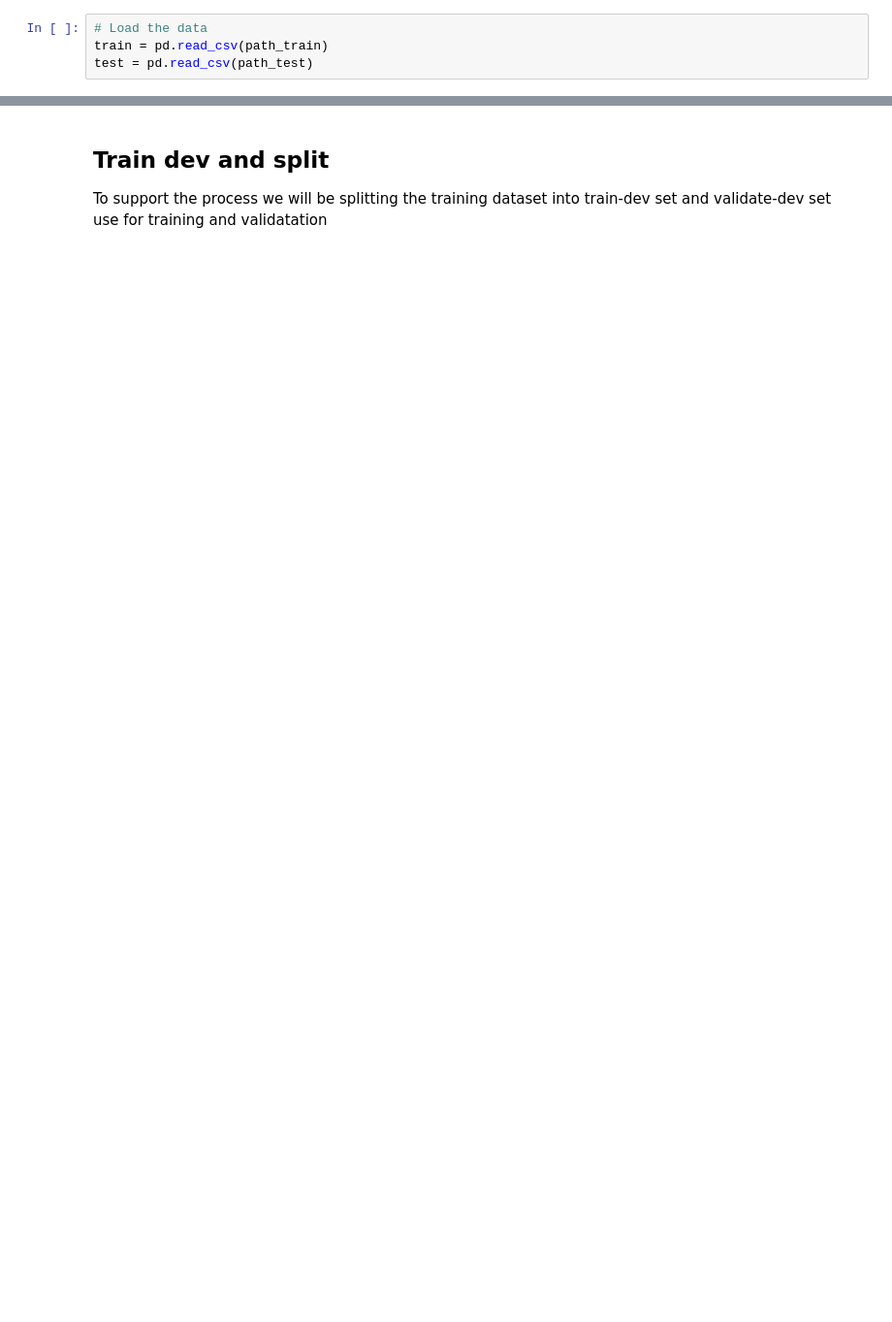
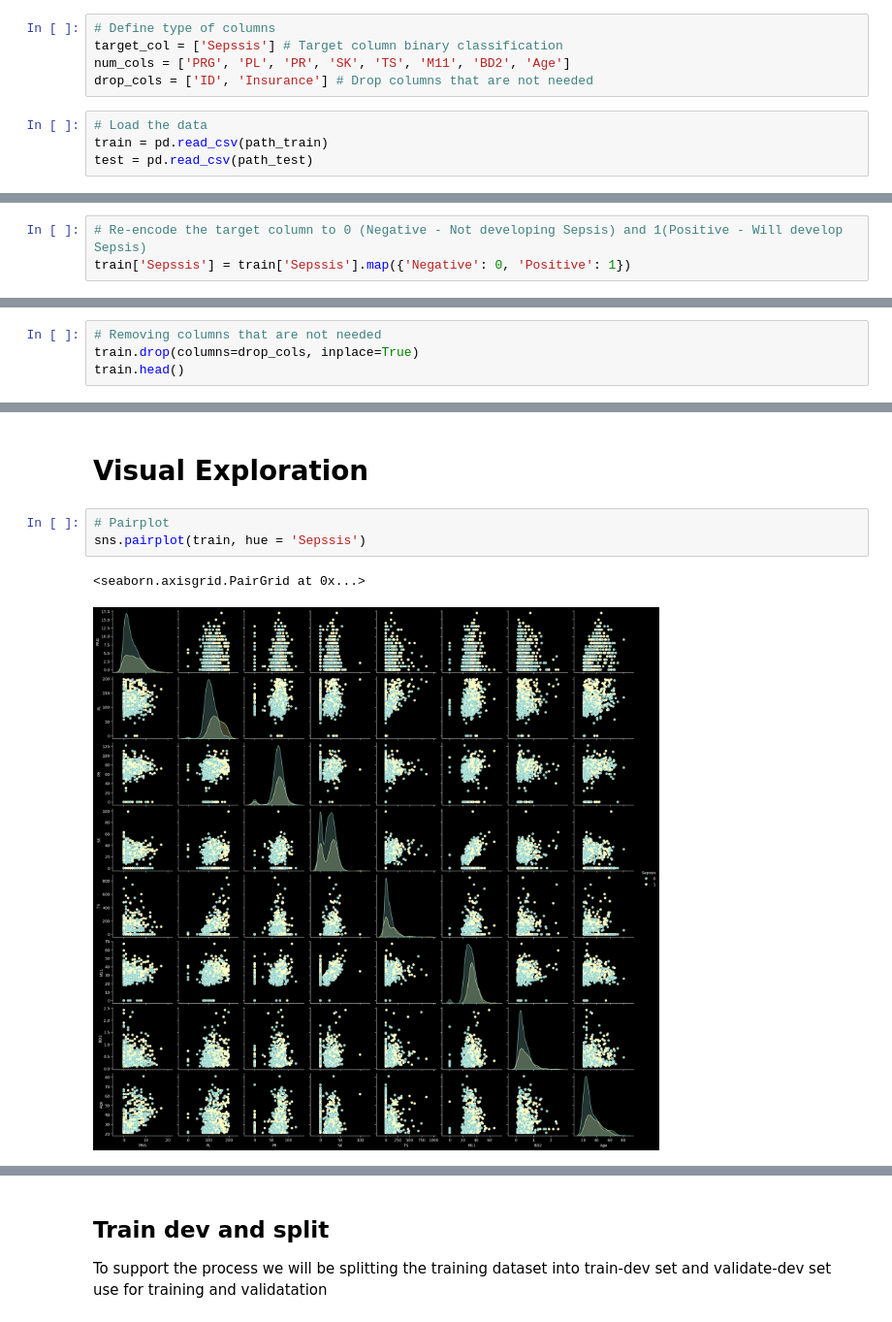
Before and after one commit to Rus268/ML_Assign1, a Jupyter notebook: 02_CODE_s3676330.ipynb, the cells around one changed output, grey strips where cells are left out. Shown at 97% size. Saved outputs shown, nothing was run; the diff lists cells and outputs as text; blank space fills up the shorter version.

```diff
--- a/02_CODE_s3676330.ipynb
+++ b/02_CODE_s3676330.ipynb
@@ -25,6 +43,11 @@ np.random.seed(0)
 # Set the path to the dataset
 path_train = "./A1_dataset/Paitients_Files_Train.csv"
 path_test = "./A1_dataset/Paitients_Files_Test.csv"
+# %%
+# Define type of columns
+target_col = ['Sepssis'] # Target column binary classification
+num_cols = ['PRG', 'PL', 'PR', 'SK', 'TS', 'M11', 'BD2', 'Age']
+drop_cols = ['ID', 'Insurance'] # Drop columns that are not needed
 # %%
 # Load the data
 train = pd.read_csv(path_train)
@@ -73,0 +137,3 @@ We will explore each feature and prepare and organise them into preprocess pipel
+# %%
+# Re-encode the target column to 0 (Negative - Not developing Sepsis) and 1(Positive - Will develop Sepsis)
+train['Sepssis'] = train['Sepssis'].map({'Negative': 0, 'Positive': 1})
@@ -73,0 +144,4 @@ We will explore each feature and prepare and organise them into preprocess pipel
+# %%
+# Removing columns that are not needed
+train.drop(columns=drop_cols, inplace=True)
+train.head()
@@ -73,0 +155,8 @@ We will explore each feature and prepare and organise them into preprocess pipel
+# %% [markdown]
+# Visual Exploration
+# %%
+# Pairplot
+sns.pairplot(train, hue = 'Sepssis')
+# %% [output]
+<seaborn.axisgrid.PairGrid at 0x...>
+[figure, added]
```
Also changed, not shown: parts of 44 cells of this notebook, 3 other files.
